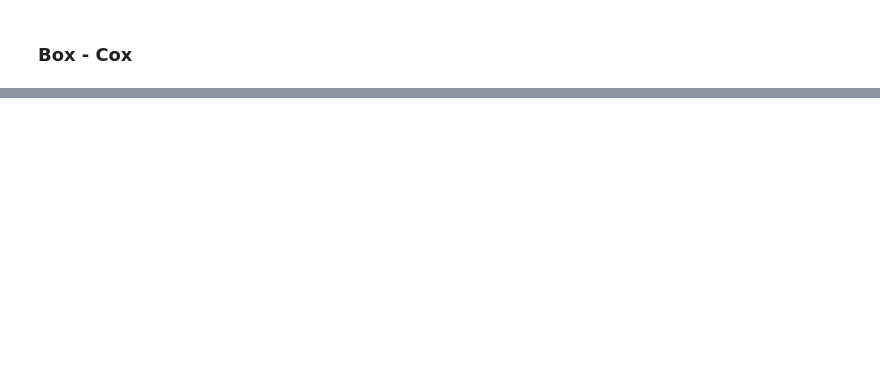
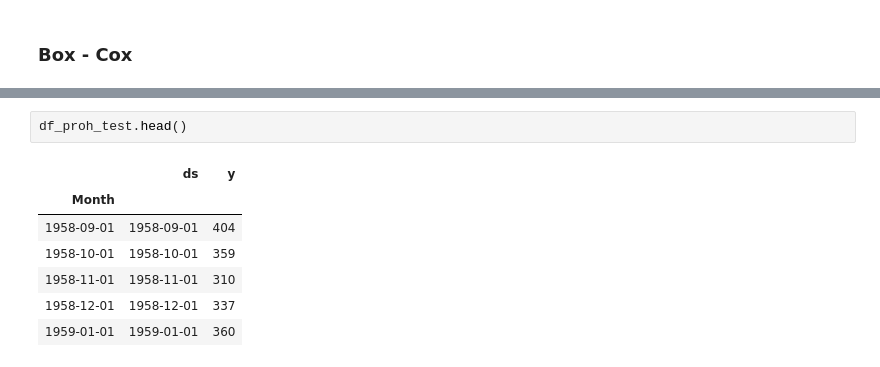
Before and after one commit to figelion/TS_AirPassengers, a Jupyter notebook: TS_AirPassengers.ipynb, the cells around one changed output, grey strips where cells are left out. Drawn from its saved outputs; the diff is of its cells as text; blank space fills up the shorter version.

```diff
--- a/TS_AirPassengers.ipynb
+++ b/TS_AirPassengers.ipynb
@@ -176,0 +314,10 @@ Lambda: 0.14802265137037945
+# %%
+df_proh_test.head()
+# %% [output]
+|  | ds | y |
+| Month |  |  |
+| 1958-09-01 | 1958-09-01 | 404 |
+| 1958-10-01 | 1958-10-01 | 359 |
+| 1958-11-01 | 1958-11-01 | 310 |
+| 1958-12-01 | 1958-12-01 | 337 |
+| 1959-01-01 | 1959-01-01 | 360 |
```
Also changed, not shown: parts of 23 cells of this notebook.
